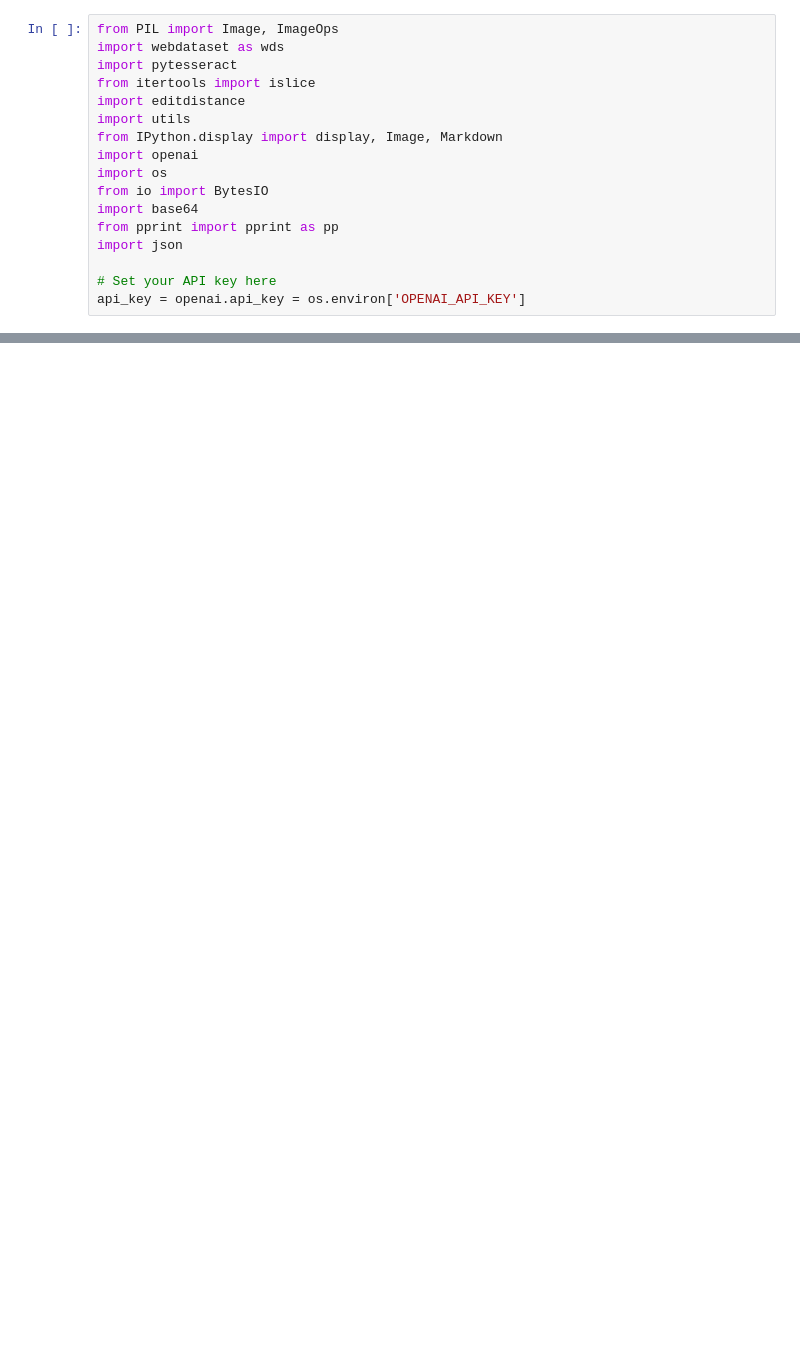
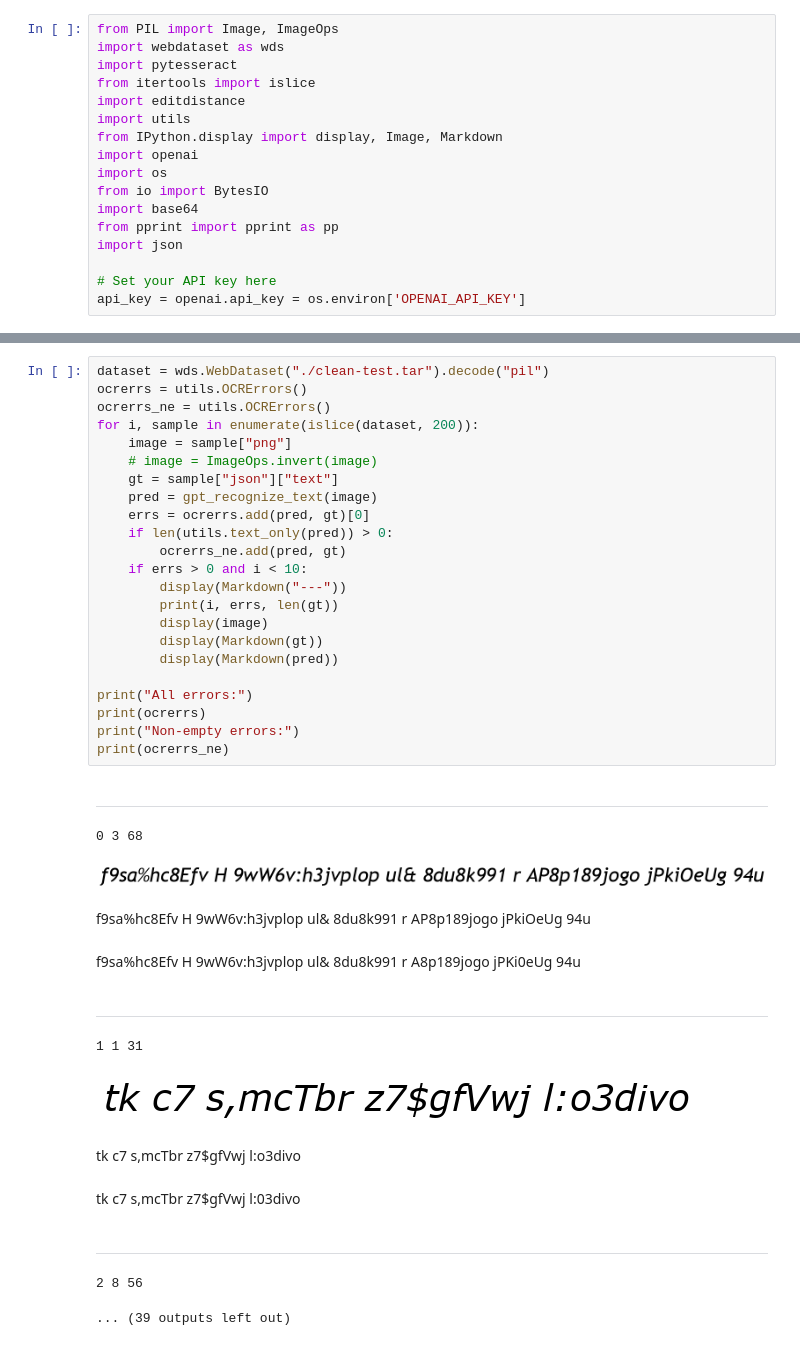
Before and after one commit to ocropus/ocr-bench, a Jupyter notebook: bench-gpt4.ipynb, the cells around one changed output, grey strips where cells are left out. Drawn from its saved outputs; the diff is of its cells as text; blank space fills up the shorter version.

```diff
--- a/bench-gpt4.ipynb
+++ b/bench-gpt4.ipynb
@@ -102,0 +104,37 @@ Text only: 164/8975 (0.0183)
+# %%
+dataset = wds.WebDataset("./clean-test.tar").decode("pil")
+ocrerrs = utils.OCRErrors()
+ocrerrs_ne = utils.OCRErrors()
+for i, sample in enumerate(islice(dataset, 200)):
+    image = sample["png"]
+    # image = ImageOps.invert(image)
+    gt = sample["json"]["text"]
+    pred = gpt_recognize_text(image)
+    errs = ocrerrs.add(pred, gt)[0]
+    if len(utils.text_only(pred)) > 0:
+        ocrerrs_ne.add(pred, gt)
+    if errs > 0 and i < 10:
+        display(Markdown("---"))
+        print(i, errs, len(gt))
+        display(image)
+        display(Markdown(gt))
+        display(Markdown(pred))
+
+print("All errors:")
+print(ocrerrs)
+print("Non-empty errors:")
+print(ocrerrs_ne)
+# %% [output]
+---
+0 3 68
+[figure, added]
+f9sa%hc8Efv H 9wW6v:h3jvplop ul& 8du8k991 r AP8p189jogo jPkiOeUg 94u
+f9sa%hc8Efv H 9wW6v:h3jvplop ul& 8du8k991 r A8p189jogo jPKi0eUg 94u
+---
+1 1 31
+[figure, added]
+tk c7 s,mcTbr z7$gfVwj l:o3divo
+tk c7 s,mcTbr z7$gfVwj l:03divo
+---
+2 8 56
+... (39 outputs left out)
```
Also changed, not shown: parts of 3 cells of this notebook, 3 other files.
